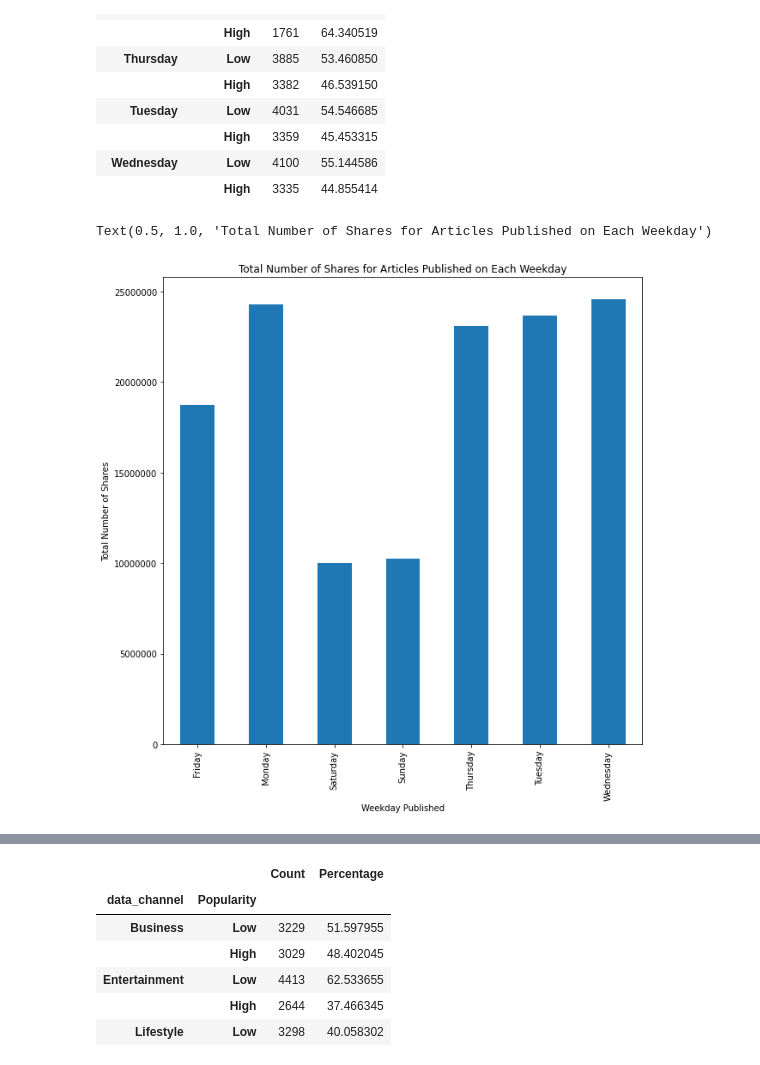
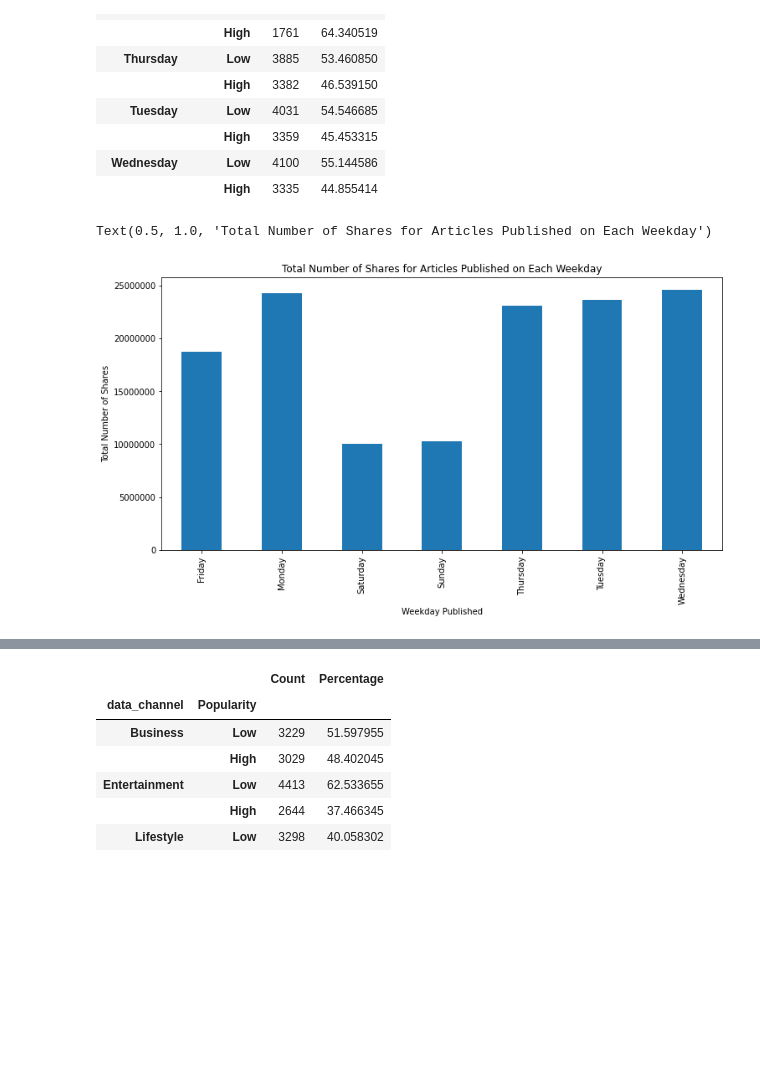
Before and after one commit to matthiasronnau/BANA-273-Term-Project, a Jupyter notebook: BANA-273 Term Project.ipynb, the cells around one changed output, grey strips where cells are left out. Drawn from its saved outputs; the diff is of its cells as text; code cells hidden in the pictures; blank space fills up the shorter version.

```diff
--- a/BANA-273 Term Project.ipynb
+++ b/BANA-273 Term Project.ipynb
@@ -205,14 +205,14 @@ article_count_by_data_channel
 |  | High | 3335 | 44.855414 |
 # %%
 #Number of shares for articles published on each weekday
-plt.figure(figsize = (10, 10))
+plt.figure(figsize = (12, 6))
 plt.ticklabel_format(style = "plain")
 data.groupby("day_of_week")["shares"].sum().plot.bar()
 plt.xlabel("Weekday Published")
 plt.ylabel("Total Number of Shares")
 plt.title("Total Number of Shares for Articles Published on Each Weekday")
 # %% [output]
 Text(0.5, 1.0, 'Total Number of Shares for Articles Published on Each Weekday')
-[figure, old version]
+[figure, new version]
 # %%
 #Number of articles published on each weekday by popularity
```
Also changed, not shown: parts of 10 cells of this notebook.
